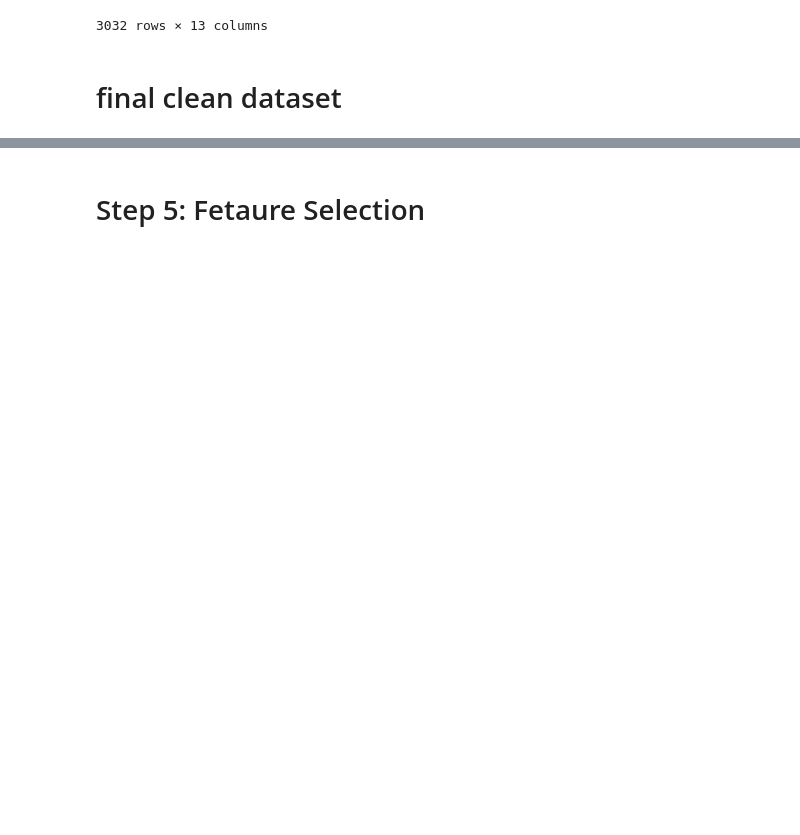
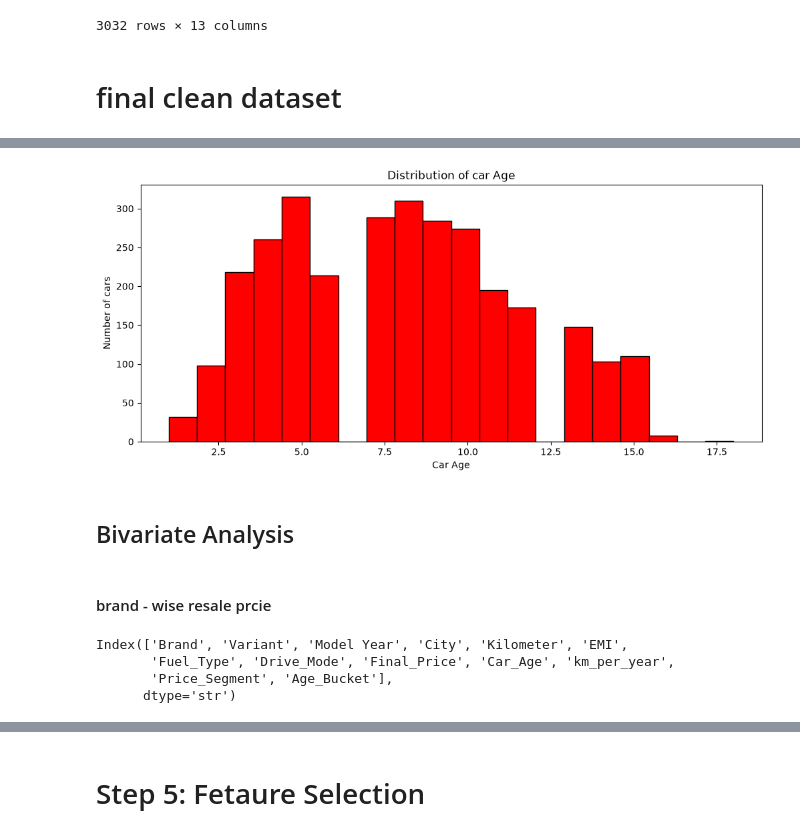
Before and after one commit to shri50/car_ml, a Jupyter notebook: data_Science_project.ipynb, the cells around one changed output, grey strips where cells are left out. Saved outputs shown, nothing was run; the diff lists cells and outputs as text; code cells hidden in the pictures; blank space fills up the shorter version.

```diff
--- a/data_Science_project.ipynb
+++ b/data_Science_project.ipynb
@@ -760,0 +809,22 @@ df.to_csv(r"data/clean/car_clean.csv")
+# %%
+import matplotlib.pyplot as plt
+import seaborn as sns
+plt.figure(figsize=(12,5))
+plt.hist(df["Car_Age"], bins=20, color="Red",edgecolor="black")
+plt.title("Distribution of car Age")
+plt.xlabel("Car Age")
+plt.ylabel("Number of cars")
+plt.show()
+# %% [output]
+[figure, added]
+# %% [markdown]
+## Bivariate Analysis
+# %% [markdown]
+#### brand - wise resale prcie
+# %%
+df.columns
+# %% [output]
+Index(['Brand', 'Variant', 'Model Year', 'City', 'Kilometer', 'EMI',
+       'Fuel_Type', 'Drive_Mode', 'Final_Price', 'Car_Age', 'km_per_year',
+       'Price_Segment', 'Age_Bucket'],
+      dtype='str')
```
Also changed, not shown: parts of 72 cells of this notebook, 3 other files.
